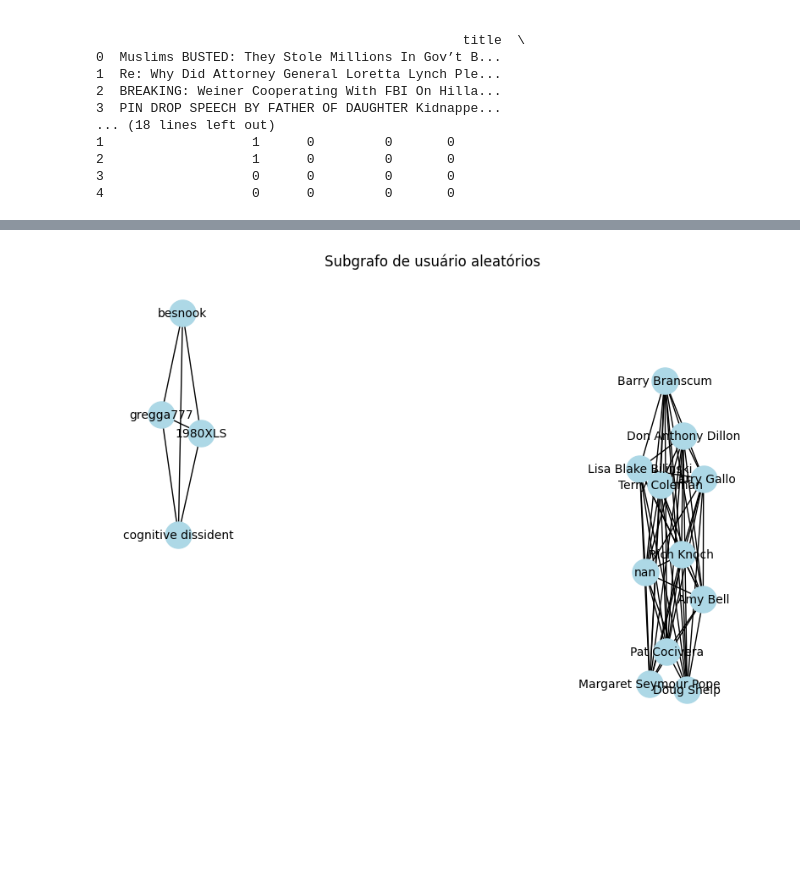
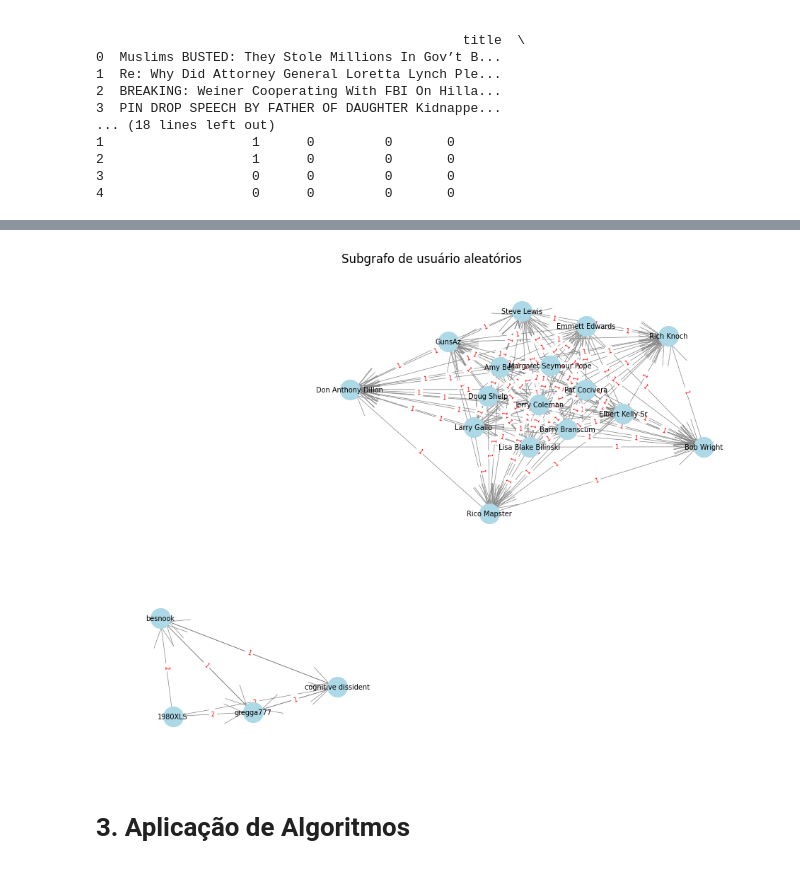
Before and after one commit to joviprata/projeto-tag, a Jupyter notebook: Projeto 1.ipynb, the cells around one changed output, grey strips where cells are left out. Cells and saved outputs as stored; diff of their text form; code cells hidden in the pictures; blank space fills up the shorter version.

```diff
--- a/Projeto 1.ipynb
+++ b/Projeto 1.ipynb
@@ -18,6 +20,7 @@ df = pd.read_csv("fake.csv")
 # Aqui podemos remover algumas colunas do dataframe que não nos interessam para essa análise com grafos
 colunas_desinteressantes = ['uuid', 'language', 'crawled', 'site_url', 'country', 'domain_rank', 'main_img_url', 'spam_score', 'type']
 df = df.drop(columns=colunas_desinteressantes, axis=1)
+df = df.dropna(subset=['author'])
 # Elementos iniciais do csv
 print(df.head())
 # %% [output]
@@ -43,28 +51,46 @@ print(df.head())
 # %%
 # df.groupby('thread_title') -> Agrupa todo o dataset com base o thread_title
 # pode ser descontruído como (thread, grupo) para cada thread presente no dataframe
 # Assim, para uma thread x temos todos os autores que estão interagindo sob um tema
-G = nx.Graph()
+G = nx.DiGraph()
 for thread, group in df.groupby('thread_title'):
     autores = group['author'].unique()
     for u1, u2 in combinations(autores, 2):
         if G.has_edge(u1, u2):
             G[u1][u2]['weight'] += 1
         else:
             G.add_edge(u1, u2, weight=1)
 # Dado a massividade do grafo armazenado em G, para a visualização dele é melhor compreende-lo com base subgrafos
-no_aleatorio = sorted(G.degree, key=lambda x: x[1], reverse=True)[:15]
+no_aleatorio = sorted(G.degree, key=lambda x: x[1], reverse=True)[:20]
 no_aleatorio = [n for n, _ in no_aleatorio]
 subG = G.subgraph(no_aleatorio)
-plt.figure(figsize=(10, 7))
-pos = nx.spring_layout(subG)
 
-nx.draw_networkx_nodes(subG, pos, node_color='lightblue', node_size=500)
-nx.draw_networkx_edges(subG, pos, width=1)
-nx.draw_networkx_labels(subG, pos, font_size=10)
+plt.figure(figsize=(12, 9))
+pos = nx.spring_layout(subG, k=0.8, iterations=50)
 
+# nós
+nx.draw_networkx_nodes(subG, pos, node_color='lightblue', node_size=400)
+
+# arestas com setas (direção)
+nx.draw_networkx_edges(
+    subG, pos,
+    arrowstyle='->',
+    arrowsize=50,
+    edge_color='gray',
+    width=0.5
+)
+# labels dos nós
+nx.draw_networkx_labels(subG, pos, font_size=7)
+
+# pegar pesos das arestas (se tiver)
+edge_labels = nx.get_edge_attributes(subG, 'weight')
+
+# desenhar pesos perto das arestas, em vermelho para destacar
+nx.draw_networkx_edge_labels(subG, pos, edge_labels=edge_labels, font_color='red', font_size=6)
 plt.title("Subgrafo de usuário aleatórios")
 plt.axis('off')
 plt.show()
 # %% [output]
-[figure, old version]
+[figure, new version]
+# %% [markdown]
+# 3. Aplicação de Algoritmos
```
Also changed, not shown: parts of 15 cells of this notebook, 2 other files.
